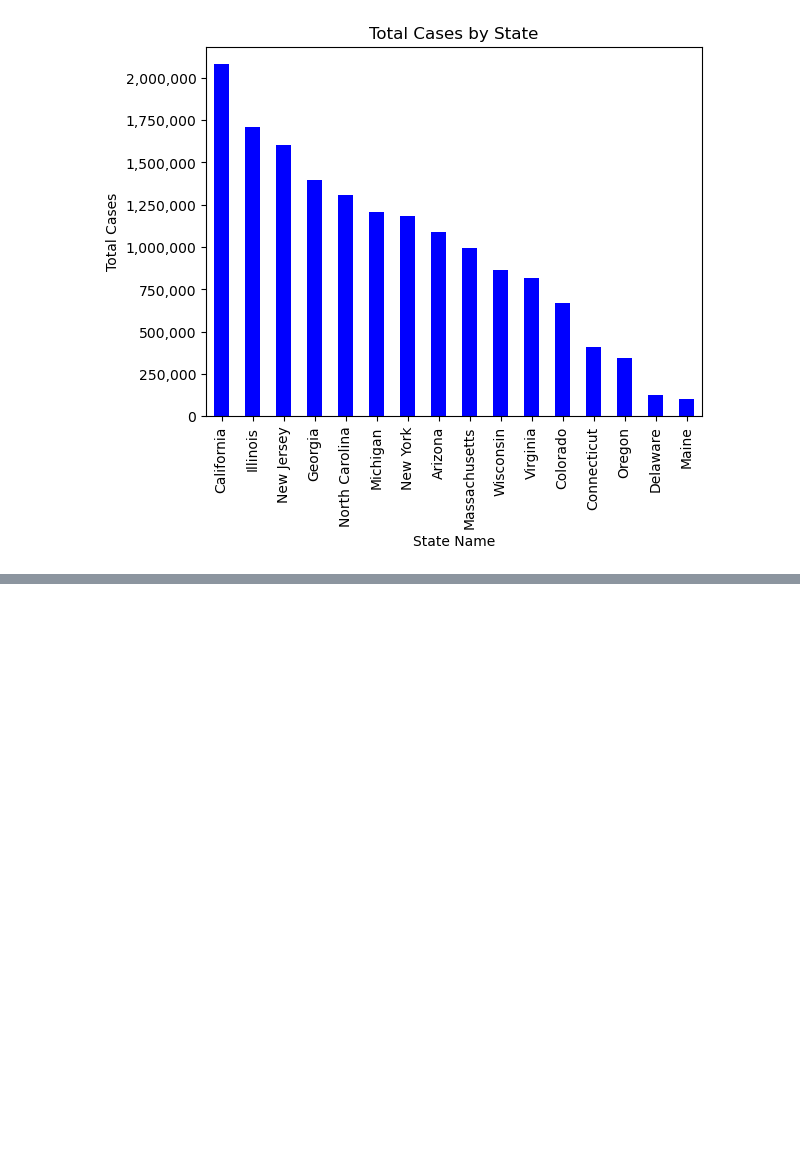
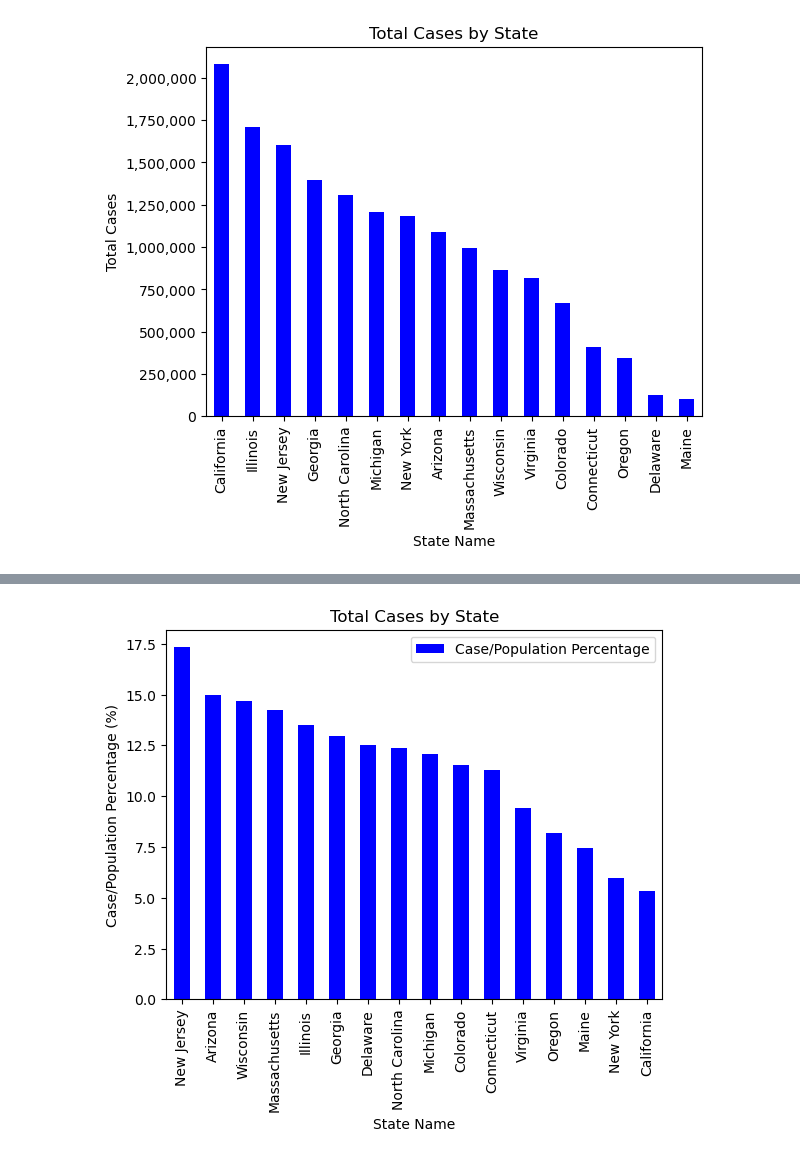
Before and after one commit to laurajanefaulds/project1, a Jupyter notebook: covid_data.ipynb, the cells around one changed output, grey strips where cells are left out. Cells and saved outputs as stored; diff of their text form; code cells hidden in the pictures; blank space fills up the shorter version.

```diff
--- a/covid_data.ipynb
+++ b/covid_data.ipynb
@@ -459,0 +438,13 @@ plt.show()
+# %%
+blue_pop_state = blue_pop_state_df.groupby("State Name").mean()["Case/Population Percentage"]
+blue_pop_state = pd.DataFrame(blue_pop_state)
+blue_pop_state2 = blue_pop_state.sort_values(by=["Case/Population Percentage"], ascending=False)
+
+blue_pop_state2.plot(kind = "bar",
+                    xlabel="State Name",
+                    ylabel="Case/Population Percentage (%)",
+                     title="Total Cases by State",
+                    color="b")
+plt.show()
+# %% [output]
+[figure, added]
```
Also changed, not shown: parts of 19 cells of this notebook, 1 other file.
